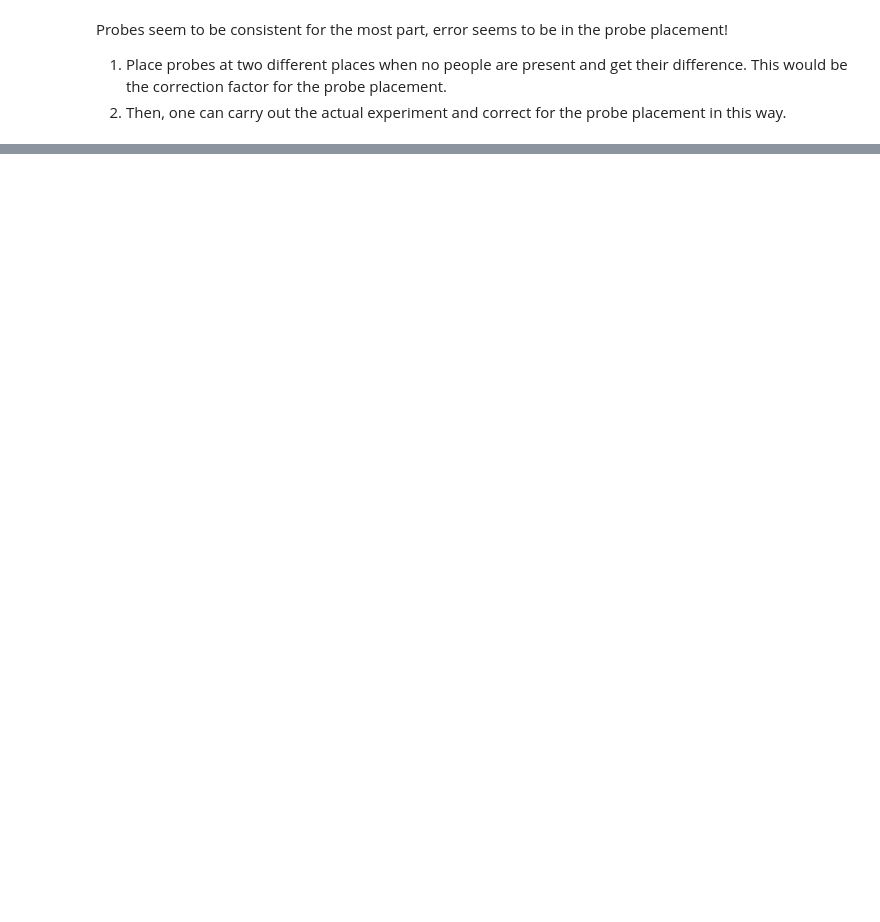
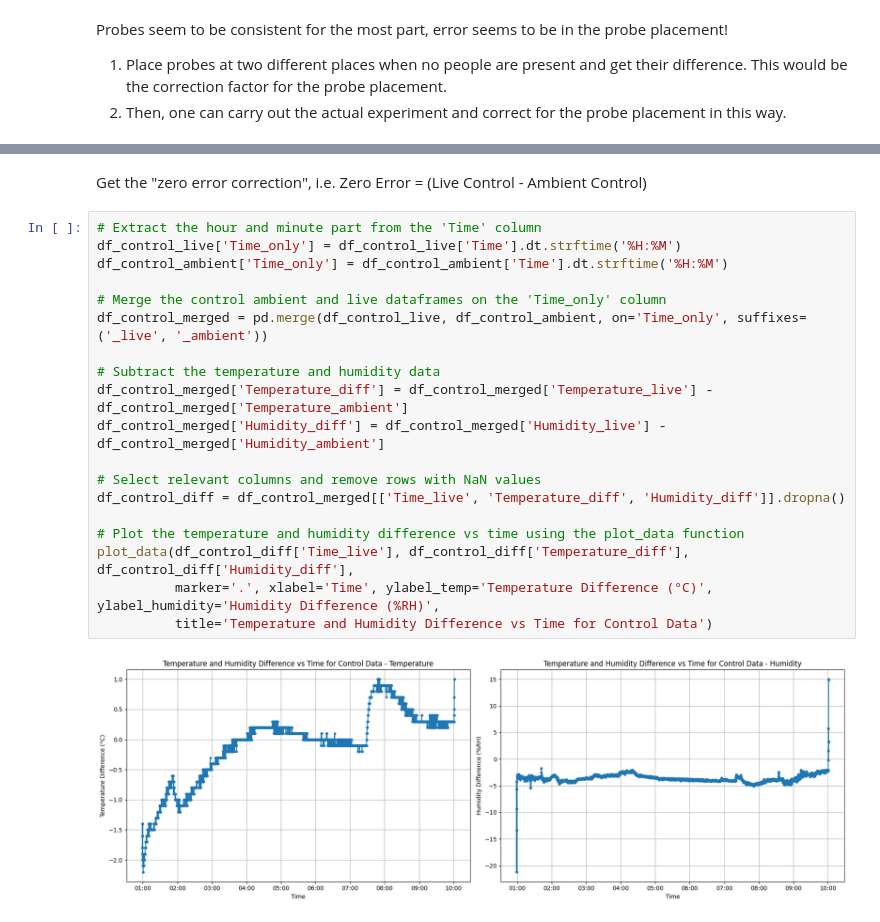
Before and after one commit to ongzzzzzz/poe-data-analysis, a Jupyter notebook: analysis.ipynb, the cells around one changed output, grey strips where cells are left out. Drawn from its saved outputs; the diff is of its cells as text; blank space fills up the shorter version.

```diff
--- a/analysis.ipynb
+++ b/analysis.ipynb
@@ -206,0 +240,23 @@ Probes seem to be consistent for the most part, error seems to be in the probe p
+# %% [markdown]
+Get the "zero error correction", i.e. Zero Error = (Live Control - Ambient Control)
+# %%
+# Extract the hour and minute part from the 'Time' column
+df_control_live['Time_only'] = df_control_live['Time'].dt.strftime('%H:%M')
+df_control_ambient['Time_only'] = df_control_ambient['Time'].dt.strftime('%H:%M')
+
+# Merge the control ambient and live dataframes on the 'Time_only' column
+df_control_merged = pd.merge(df_control_live, df_control_ambient, on='Time_only', suffixes=('_live', '_ambient'))
+
+# Subtract the temperature and humidity data
+df_control_merged['Temperature_diff'] = df_control_merged['Temperature_live'] - df_control_merged['Temperature_ambient']
+df_control_merged['Humidity_diff'] = df_control_merged['Humidity_live'] - df_control_merged['Humidity_ambient']
+
+# Select relevant columns and remove rows with NaN values
+df_control_diff = df_control_merged[['Time_live', 'Temperature_diff', 'Humidity_diff']].dropna()
+
+# Plot the temperature and humidity difference vs time using the plot_data function
+plot_data(df_control_diff['Time_live'], df_control_diff['Temperature_diff'], df_control_diff['Humidity_diff'],
+          marker='.', xlabel='Time', ylabel_temp='Temperature Difference (°C)', ylabel_humidity='Humidity Difference (%RH)',
+          title='Temperature and Humidity Difference vs Time for Control Data')
+# %% [output]
+[figure, added]
```
Also changed, not shown: parts of 8 cells of this notebook, 8 other files.
